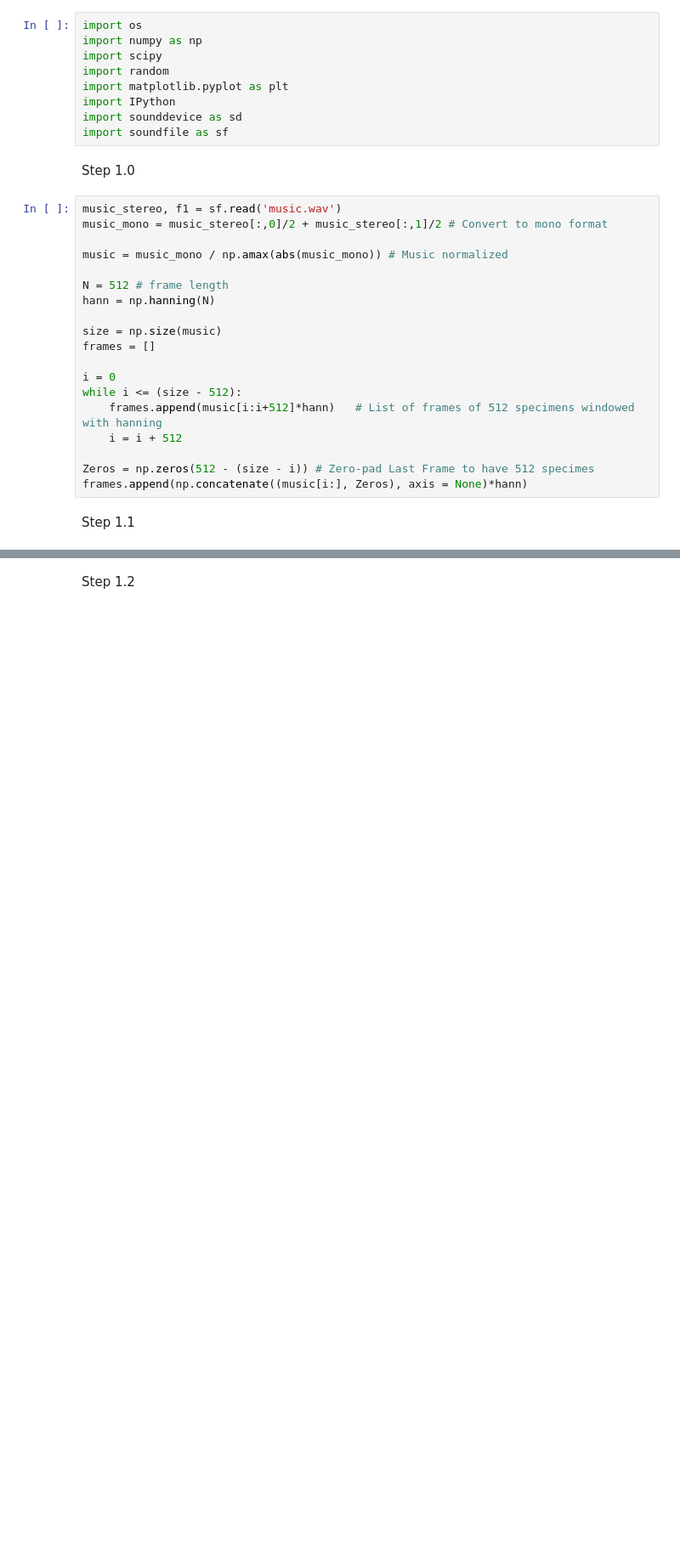
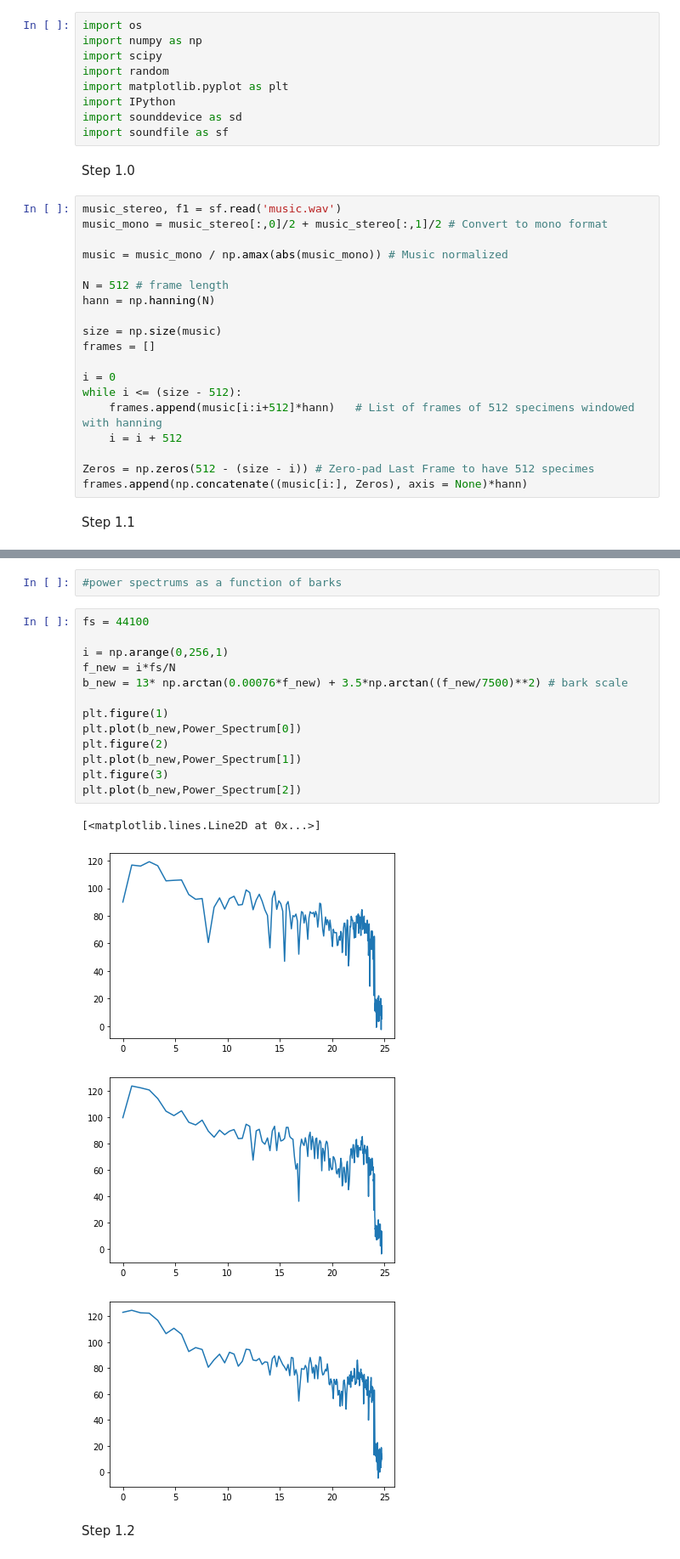
Before and after one commit to TilemahosAravanis/DSP_LAB_2h_erg, a Jupyter notebook: DSP_LAB_2h_erg.ipynb, the cells around one changed output, grey strips where cells are left out. Shown: that part at 85% size. Drawn from its saved outputs; the diff is of its cells as text; blank space fills up the shorter version.

```diff
--- a/DSP_LAB_2h_erg.ipynb
+++ b/DSP_LAB_2h_erg.ipynb
@@ -74,3 +77,23 @@ Text(0.5, 1.0, 'Power Spectrum of 3rd frame')
+# %%
+#power spectrums as a function of barks
+# %%
+fs = 44100
+
+i = np.arange(0,256,1)
+f_new = i*fs/N
+b_new = 13* np.arctan(0.00076*f_new) + 3.5*np.arctan((f_new/7500)**2) # bark scale
+
+plt.figure(1)
+plt.plot(b_new,Power_Spectrum[0])
+plt.figure(2)
+plt.plot(b_new,Power_Spectrum[1])
+plt.figure(3)
+plt.plot(b_new,Power_Spectrum[2])
+# %% [output]
+[<matplotlib.lines.Line2D at 0x...>]
+[figure, added]
+[figure, added]
+[figure, added]
 # %% [markdown]
 Step 1.2
 # %%
```
Also changed, not shown: parts of 10 cells of this notebook.
